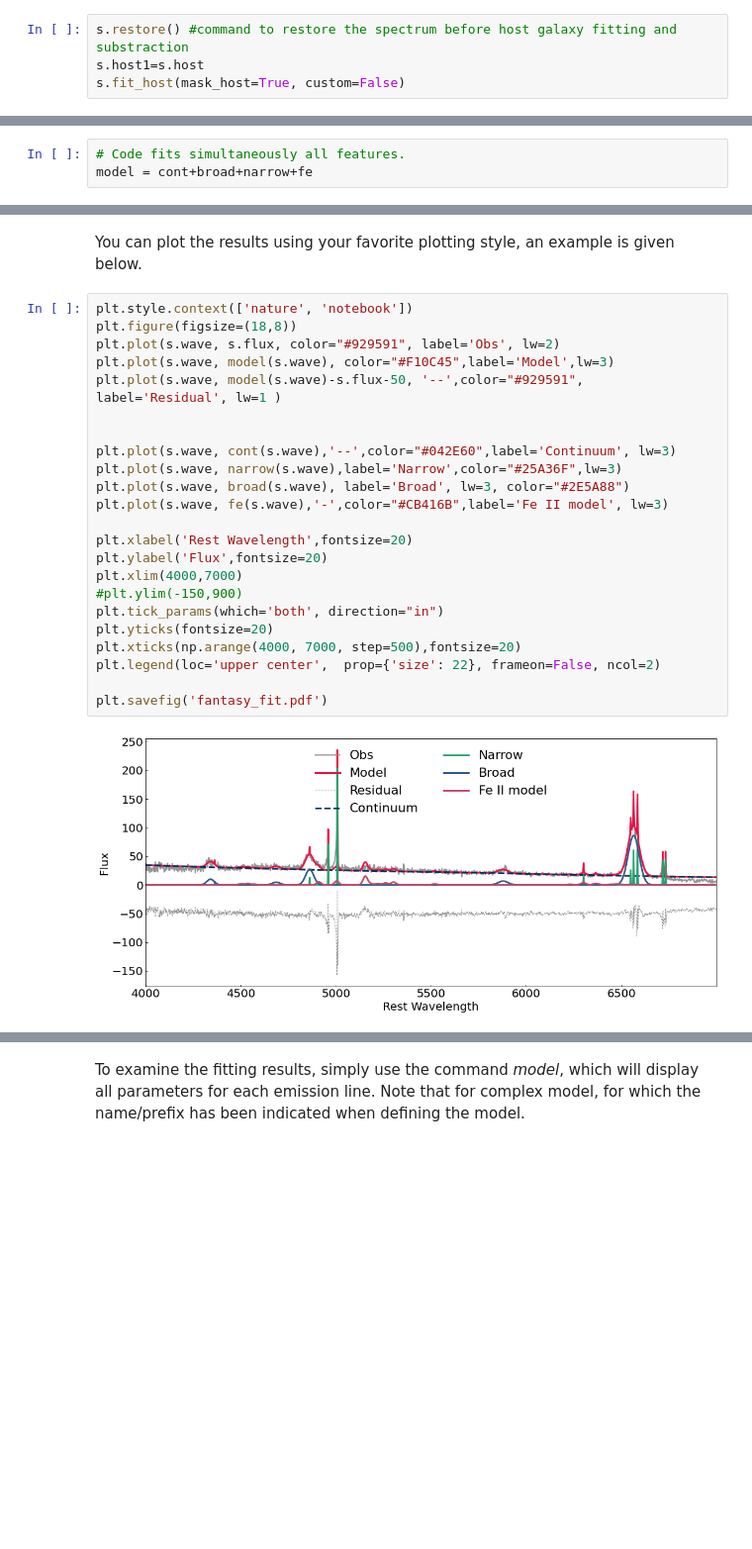
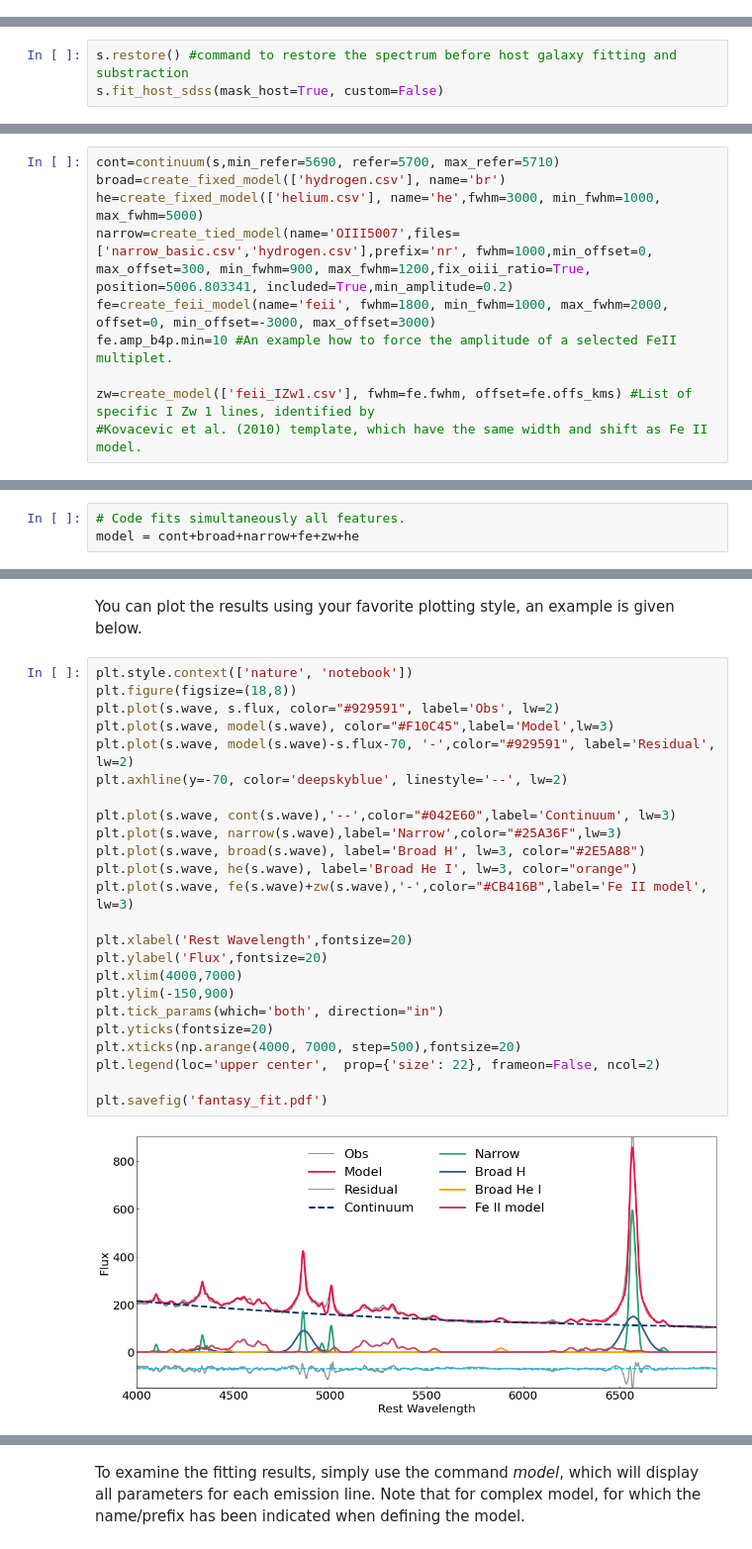
Before and after one commit to yukawa1/fantasy, a Jupyter notebook: docs/Tutorial.ipynb, the cells around one changed output, grey strips where cells are left out. Shown: that part at 99% size. Cells and saved outputs as stored; diff of their text form; blank space fills up the shorter version.

Commit message:
new tutorial and new version including ZW lines

```diff
--- a/docs/Tutorial.ipynb
+++ b/docs/Tutorial.ipynb
@@ -91,4 +95,0 @@ One possibility is to mask the narrow emission lines while performing the host g
-# %%
-s.restore() #command to restore the spectrum before host galaxy fitting and substraction
-s.host1=s.host
-s.fit_host(mask_host=True, custom=False)
@@ -111,0 +98,3 @@ plt.legend(loc='upper right',  prop={'size': 20}, frameon=False, ncol=2)
+# %%
+s.restore() #command to restore the spectrum before host galaxy fitting and substraction
+s.fit_host_sdss(mask_host=True, custom=False)
@@ -150,0 +193,10 @@ fe=create_feii_model(name='feii', fwhm=1000, min_fwhm=600, max_fwhm=3000, offset
+# %%
+cont=continuum(s,min_refer=5690, refer=5700, max_refer=5710)
+broad=create_fixed_model(['hydrogen.csv'], name='br')
+he=create_fixed_model(['helium.csv'], name='he',fwhm=3000, min_fwhm=1000, max_fwhm=5000)
+narrow=create_tied_model(name='OIII5007',files=['narrow_basic.csv','hydrogen.csv'],prefix='nr', fwhm=1000,min_offset=0, max_offset=300, min_fwhm=900, max_fwhm=1200,fix_oiii_ratio=True, position=5006.803341, included=True,min_amplitude=0.2)
+fe=create_feii_model(name='feii', fwhm=1800, min_fwhm=1000, max_fwhm=2000, offset=0, min_offset=-3000, max_offset=3000)
+fe.amp_b4p.min=10 #An example how to force the amplitude of a selected FeII multiplet.
+
+zw=create_model(['feii_IZw1.csv'], fwhm=fe.fwhm, offset=fe.offs_kms) #List of specific I Zw 1 lines, identified by
+#Kovacevic et al. (2010) template, which have the same width and shift as Fe II model.
@@ -151,6 +205,6 @@ fe=create_feii_model(name='feii', fwhm=1000, min_fwhm=600, max_fwhm=3000, offset
 # %%
 # Code fits simultaneously all features.
-model = cont+broad+narrow+fe
+model = cont+broad+narrow+fe+zw+he
 # %% [markdown]
 <font size="4"> 6. Fittings </font>
 # %% [markdown]
@@ -172,26 +226,27 @@ You can plot the results using your favorite plotting style, an example is given
 # %%
 plt.style.context(['nature', 'notebook'])
 plt.figure(figsize=(18,8))
 plt.plot(s.wave, s.flux, color="#929591", label='Obs', lw=2)
 plt.plot(s.wave, model(s.wave), color="#F10C45",label='Model',lw=3)
-plt.plot(s.wave, model(s.wave)-s.flux-50, '--',color="#929591", label='Residual', lw=1 )
-
+plt.plot(s.wave, model(s.wave)-s.flux-70, '-',color="#929591", label='Residual', lw=2)
+plt.axhline(y=-70, color='deepskyblue', linestyle='--', lw=2)
 
 plt.plot(s.wave, cont(s.wave),'--',color="#042E60",label='Continuum', lw=3)
 plt.plot(s.wave, narrow(s.wave),label='Narrow',color="#25A36F",lw=3)
-plt.plot(s.wave, broad(s.wave), label='Broad', lw=3, color="#2E5A88")
-plt.plot(s.wave, fe(s.wave),'-',color="#CB416B",label='Fe II model', lw=3)
+plt.plot(s.wave, broad(s.wave), label='Broad H', lw=3, color="#2E5A88")
+plt.plot(s.wave, he(s.wave), label='Broad He I', lw=3, color="orange")
+plt.plot(s.wave, fe(s.wave)+zw(s.wave),'-',color="#CB416B",label='Fe II model', lw=3)
 
 plt.xlabel('Rest Wavelength',fontsize=20)
 plt.ylabel('Flux',fontsize=20)
 plt.xlim(4000,7000)
-#plt.ylim(-150,900)
+plt.ylim(-150,900)
 plt.tick_params(which='both', direction="in")
 plt.yticks(fontsize=20)
 plt.xticks(np.arange(4000, 7000, step=500),fontsize=20)
 plt.legend(loc='upper center',  prop={'size': 22}, frameon=False, ncol=2)
 
 plt.savefig('fantasy_fit.pdf')
 # %% [output]
-[figure, old version]
+[figure, new version]
 # %% [markdown]
```
Also changed, not shown: parts of 35 cells of this notebook, 4 other files.
